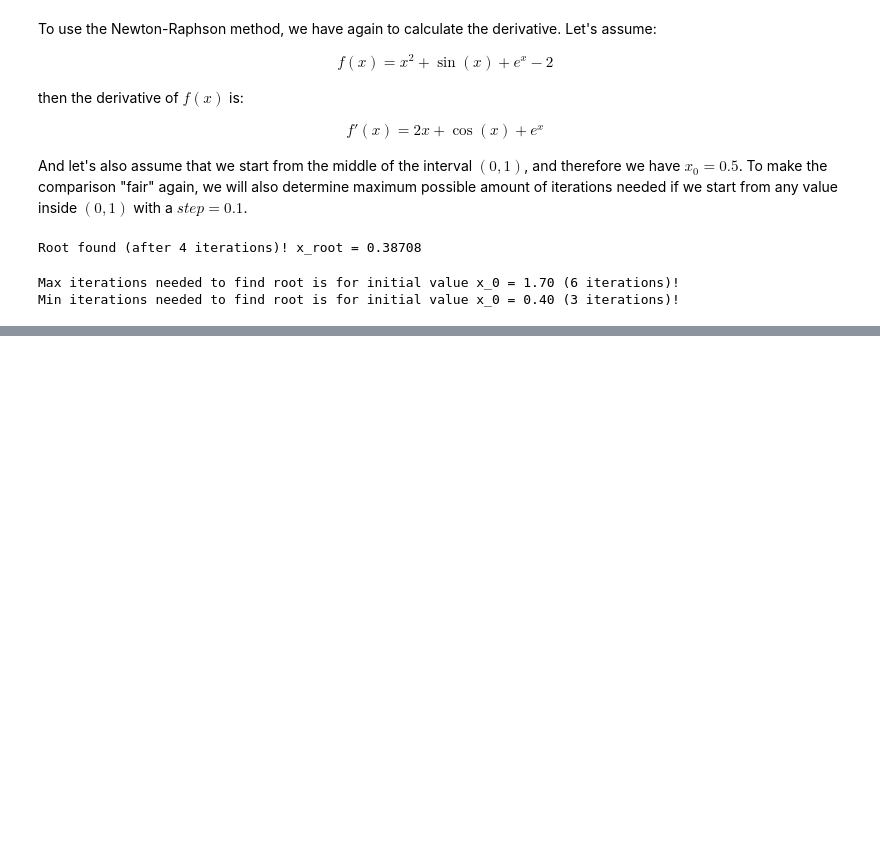
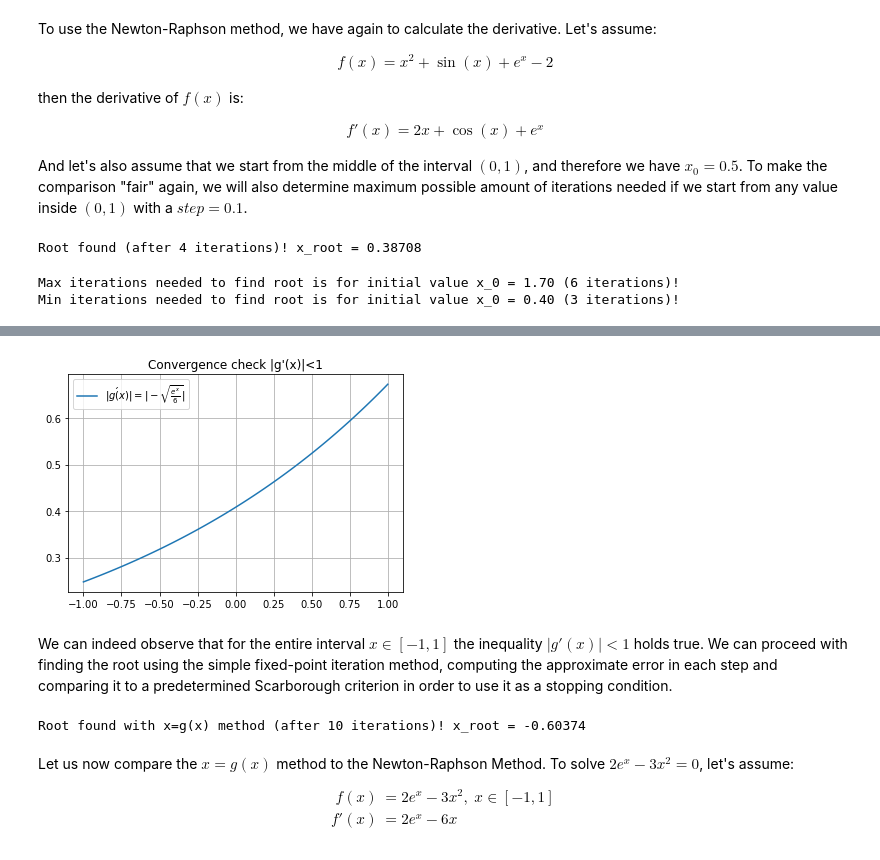
Before and after one commit to aretselis/msc-computational-physics, a Jupyter notebook: Courses/Computational Mathematics (ΥΦΥ101)/Problem Sets/retselis_set1.ipynb, the cells around one changed output, grey strips where cells are left out. Saved outputs shown, nothing was run; the diff lists cells and outputs as text; code cells hidden in the pictures; blank space fills up the shorter version.

Commit message:
Solve 2) using x=g(x) and Newton-Raphson methods

```diff
--- a/Courses/Computational Mathematics (ΥΦΥ101)/Problem Sets/retselis_set1.ipynb
+++ b/Courses/Computational Mathematics (ΥΦΥ101)/Problem Sets/retselis_set1.ipynb
@@ -327,0 +377,54 @@ $$
+# %%
+# Plot g'(x) to determine if |g'x|<1
+
+x = np.linspace(-1,1,100)
+y = x
+gdot = np.abs(-np.sqrt(np.exp(x)/6))
+
+plt.figure()
+plt.plot(x,gdot,label=r'$|g\'(x)|=|-\sqrt{\frac{e^{x}}{6}}|$')
+plt.title('Convergence check |g\'(x)|<1')
+plt.legend()
+plt.grid()
+# %% [output]
+[figure, added]
+# %% [markdown]
+We can indeed observe that for the entire interval $x\in[-1,1]$ the inequality $|g'(x)|<1$ holds true. We can proceed with finding the root using the simple fixed-point iteration method, computing the approximate error in each step and comparing it to a predetermined Scarborough criterion in order to use it as a stopping condition.
+# %%
+# Simple fixed-point iteration or x=g(x) method
+
+x0 = -0.5
+max_iterations = 200
+n = 5 # Number of significant digits to be computed
+es = 0.5*pow(10, (2-n))
+ea = 100
+g = lambda x : -np.sqrt(2*np.exp(x)/3)
+
+xr = x0
+iterations = 0
+
+while ea>=es:
+    xr_old = xr
+    xr = g(xr_old)
+    iterations += 1
+    if xr != 0:
+        ea = math.fabs((xr-xr_old)*100/xr)
+    if iterations >= max_iterations:
+        break
+    #print('xr=%.5f xr_old=%.5f ea=%.5f es=%.5f' % (xr,xr_old,ea,es))
+
+if iterations < max_iterations:
+    print('Root found with x=g(x) method (after %d iterations)! x_root = %.5f' % (iterations, xr))
+else:
+    print('Max iterations reached without solution!')
+# %% [output]
+Root found with x=g(x) method (after 10 iterations)! x_root = -0.60374
+# %% [markdown]
+Let us now compare the $x=g(x)$ method to the Newton-Raphson Method. To solve $2e^{x}-3x^{2}=0$, let's assume:
+
+$$
+\begin{split}
+f(x)&=2e^{x}-3x^{2}, \;x\in[-1,1]\\
+f'(x)&=2e^{x}-6x
+\end{split}
+$$
```
Also changed, not shown: parts of 5 cells of this notebook.
